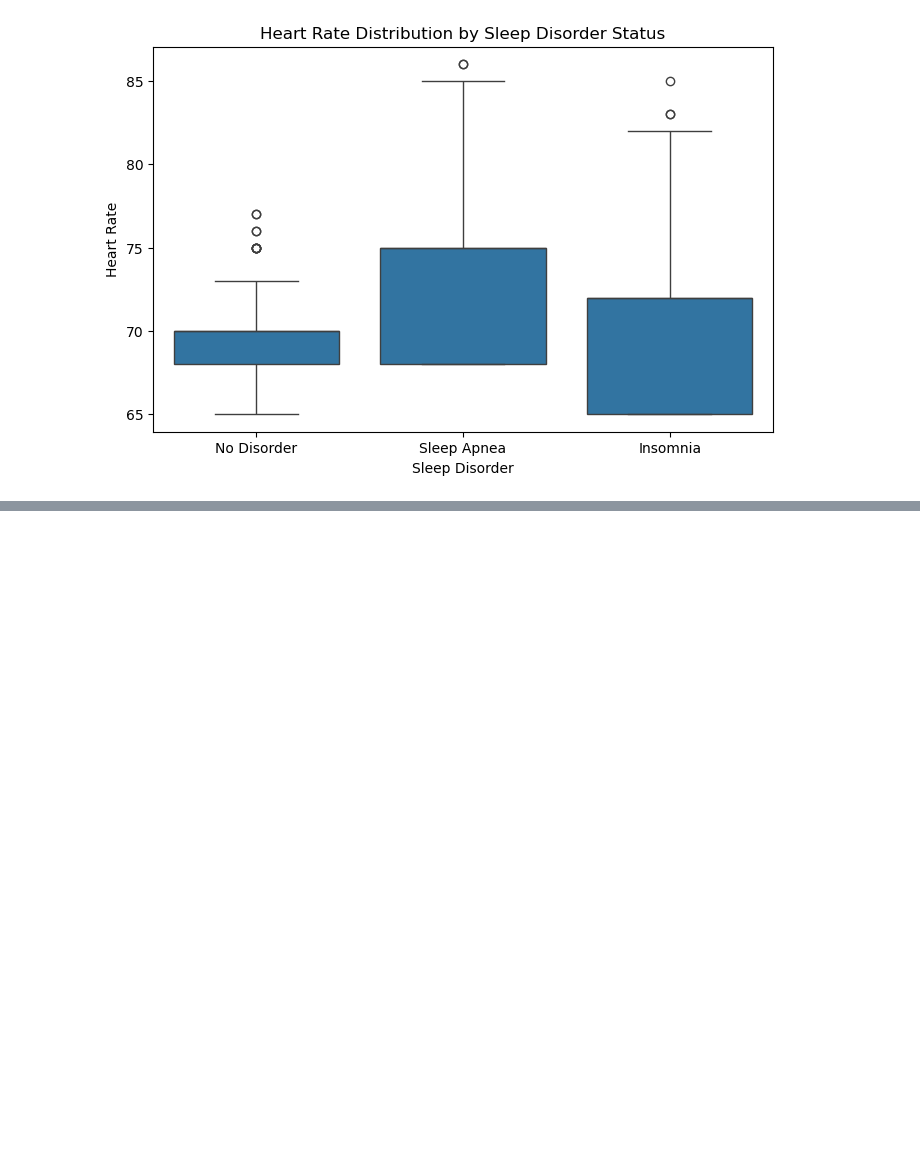
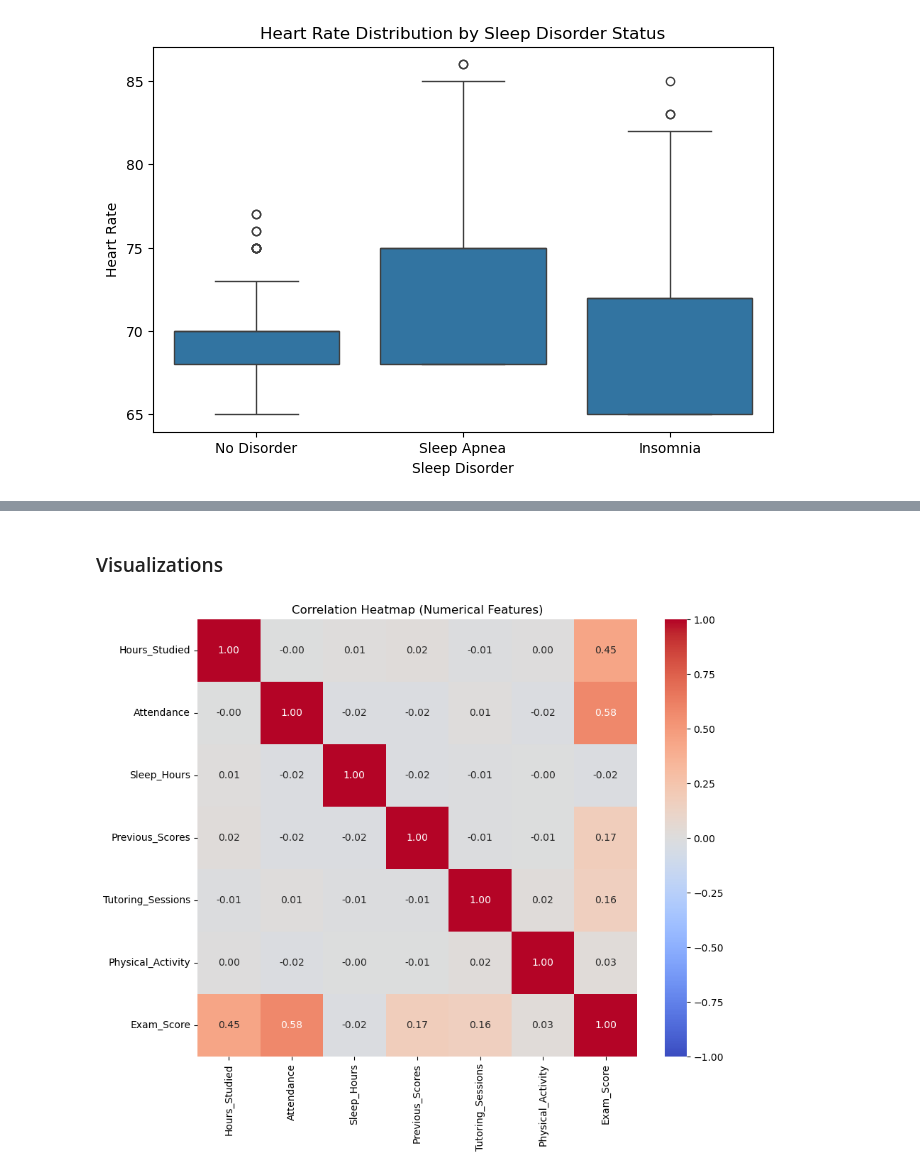
Before and after one commit to woxane/ML-Assignments, a Jupyter notebook: 1/ML-Assignment_1.ipynb, the cells around one changed output, grey strips where cells are left out. Saved outputs shown, nothing was run; the diff lists cells and outputs as text; code cells hidden in the pictures; blank space fills up the shorter version.

Commit message:
feat: complete the assignment with completing the second dataset set, student performance

```diff
--- a/1/ML-Assignment_1.ipynb
+++ b/1/ML-Assignment_1.ipynb
@@ -728,0 +732,5 @@ Statistic: 22399.0000, p-value: 0.0000
+# %%
+import pandas as pd
+
+df = pd.read_csv('StudentPerformanceFactors.csv')
+df.head()
@@ -728,0 +788,3 @@ Statistic: 22399.0000, p-value: 0.0000
+# %%
+df = df.dropna()
+df.isnull().sum()
@@ -728,0 +845,19 @@ Statistic: 22399.0000, p-value: 0.0000
+# %% [markdown]
+### Visualizations
+# %%
+import seaborn as sns
+import matplotlib.pyplot as plt
+
+numerical_cols = [
+    'Hours_Studied', 'Attendance', 'Sleep_Hours', 'Previous_Scores',
+    'Tutoring_Sessions', 'Physical_Activity', 'Exam_Score'
+]
+
+corr_matrix = df[numerical_cols].corr()
+
+plt.figure(figsize=(10, 8))
+sns.heatmap(corr_matrix, annot=True, cmap='coolwarm', fmt='.2f', vmin=-1, vmax=1)
+plt.title('Correlation Heatmap (Numerical Features)')
+plt.show()
+# %% [output]
+[figure, added]
```
Also changed, not shown: parts of 34 cells of this notebook.
